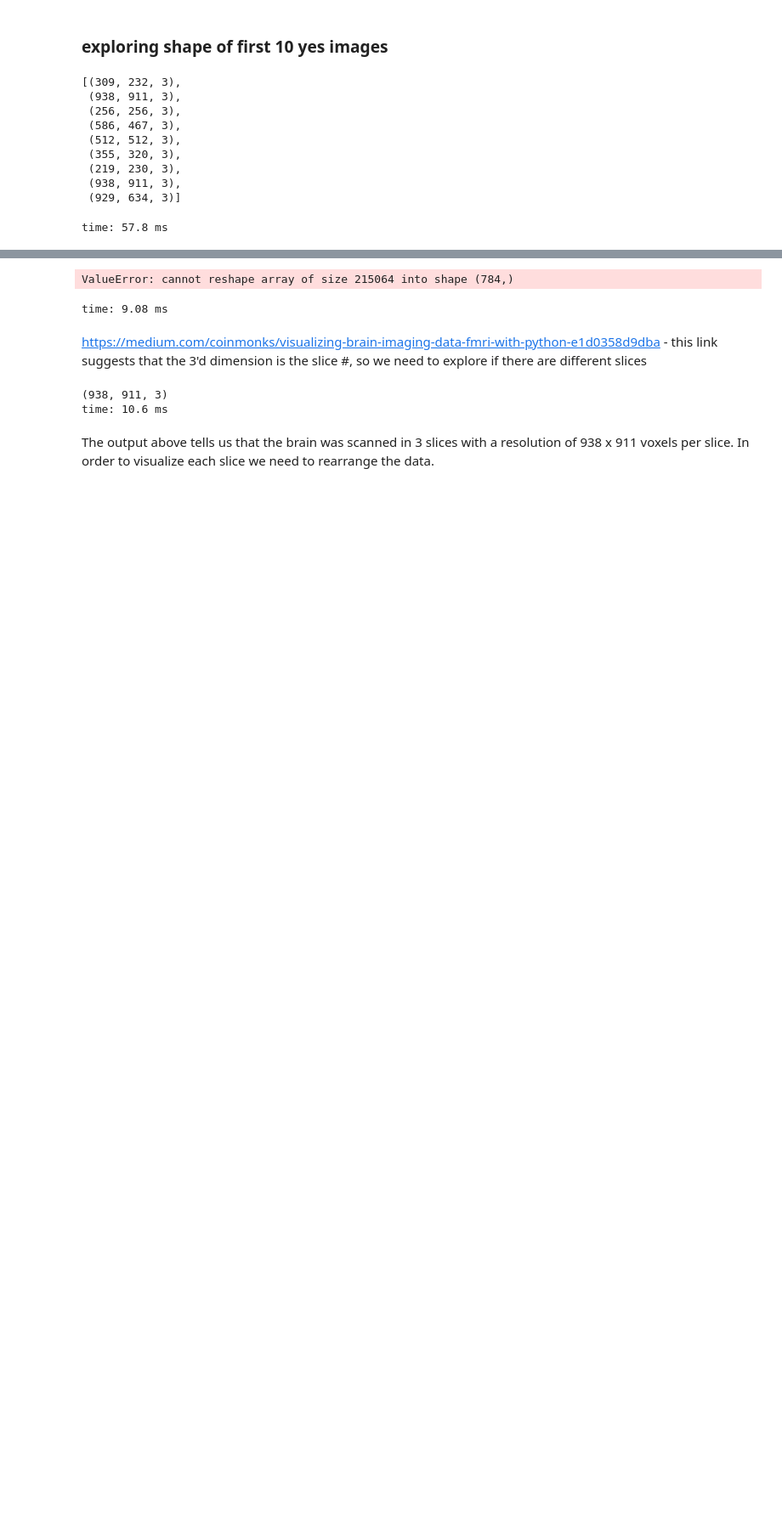
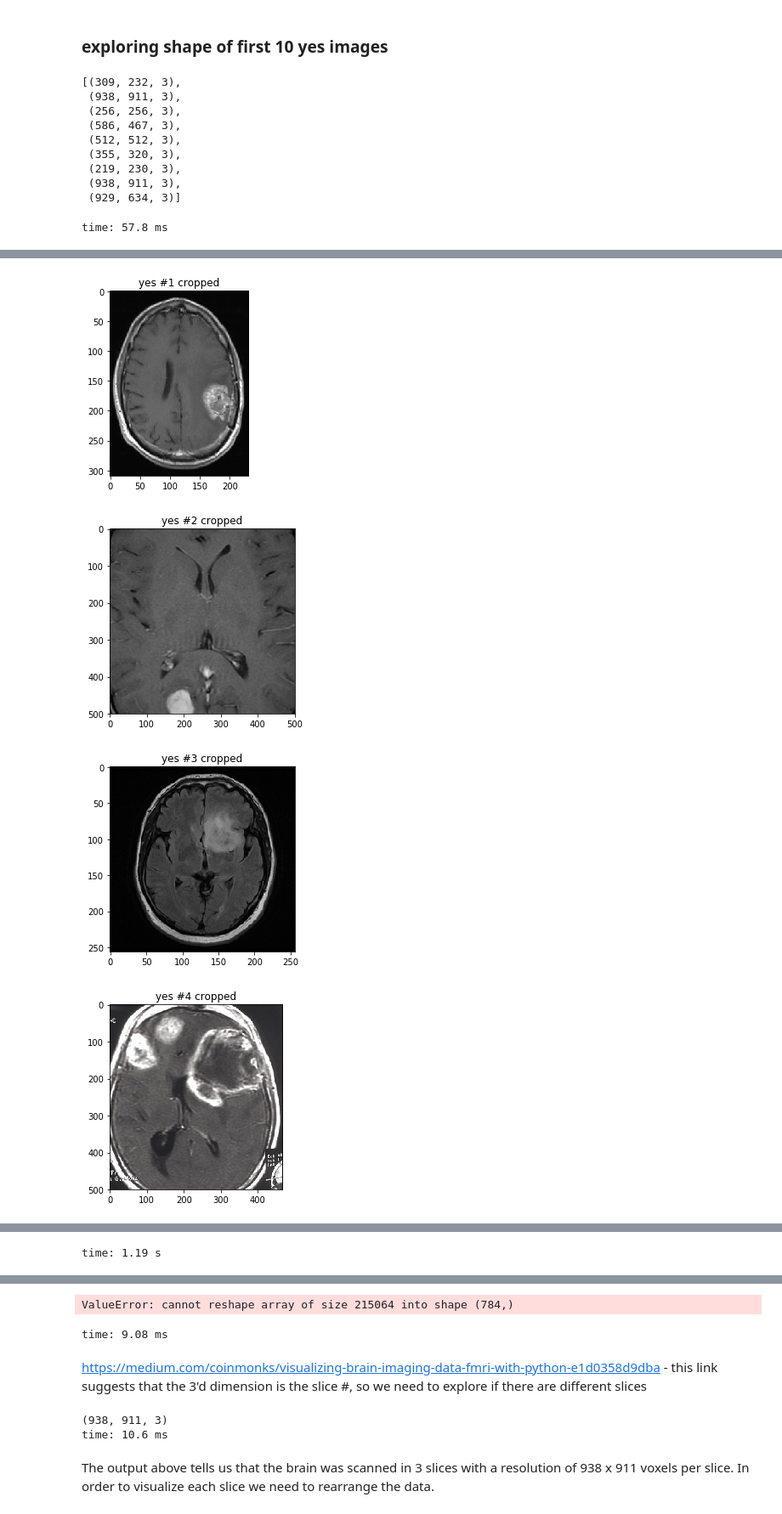
Before and after one commit to geickelb/dl_mri_project, a Jupyter notebook: notebooks/01-exploration.ipynb, the cells around one changed output, grey strips where cells are left out. Shown at 85% size. Cells and saved outputs as stored; diff of their text form; code cells hidden in the pictures; blank space fills up the shorter version.

```diff
--- a/notebooks/01-exploration.ipynb
+++ b/notebooks/01-exploration.ipynb
@@ -221,0 +294,27 @@ time: 57.8 ms
+# %%
+for element in range(0,10):
+    img = cv2.imread(allyes[element])
+    h=500
+    if img.shape[0]>500:
+        y1=int((img.shape[0]/2) -(h/2))
+        y2=y1+h
+    else:
+        y1=int(0)
+        y2=img.shape[0]
+
+    if img.shape[1]>500:
+        x1=int((img.shape[1]/2) -(h/2))
+        x2=x1+h
+    else:
+        x1=int(0)
+        x2=img.shape[1]
+
+    crop_img = img[y1:y2, x1:x2].copy() #the .copy() makes sure it doesn't change the image inline and saves it as new
+    plt.imshow(crop_img)
+    plt.title('yes #{} cropped'.format(element+1))
+    plt.show()
+# %% [output]
+[figure, added]
+[figure, added]
+[figure, added]
+[figure, added]
@@ -221,0 +327 @@ time: 57.8 ms
+time: 1.19 s
```
Also changed, not shown: parts of 10 cells of this notebook.
